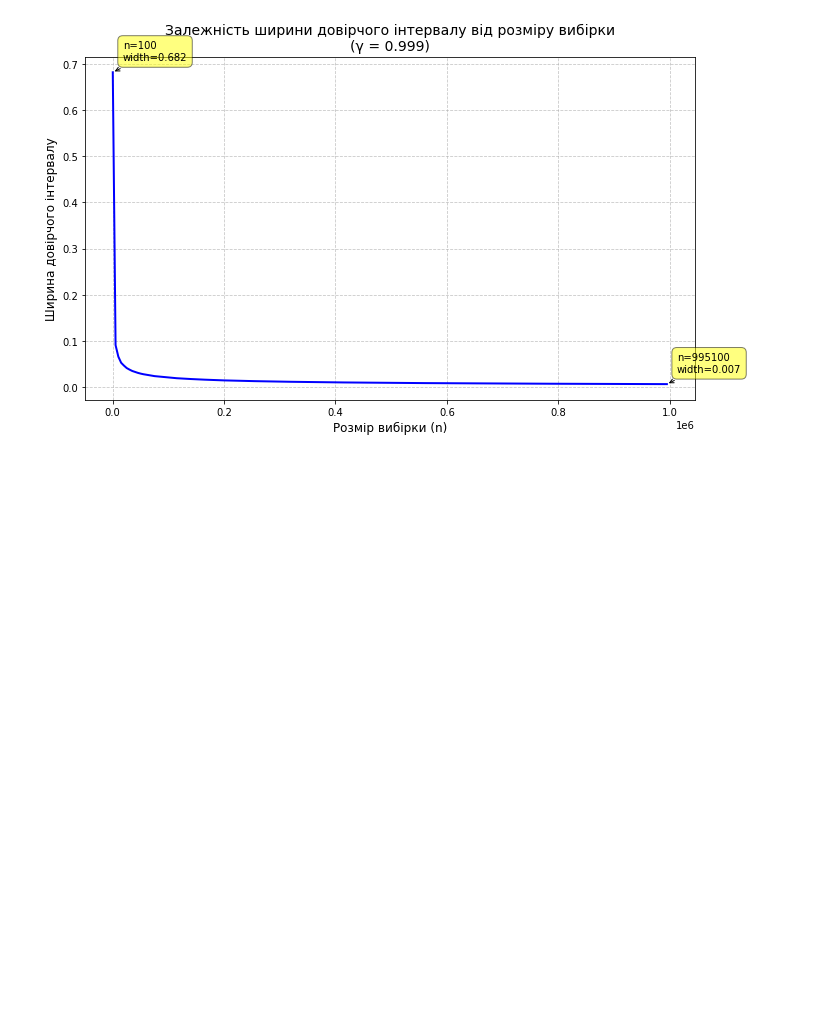
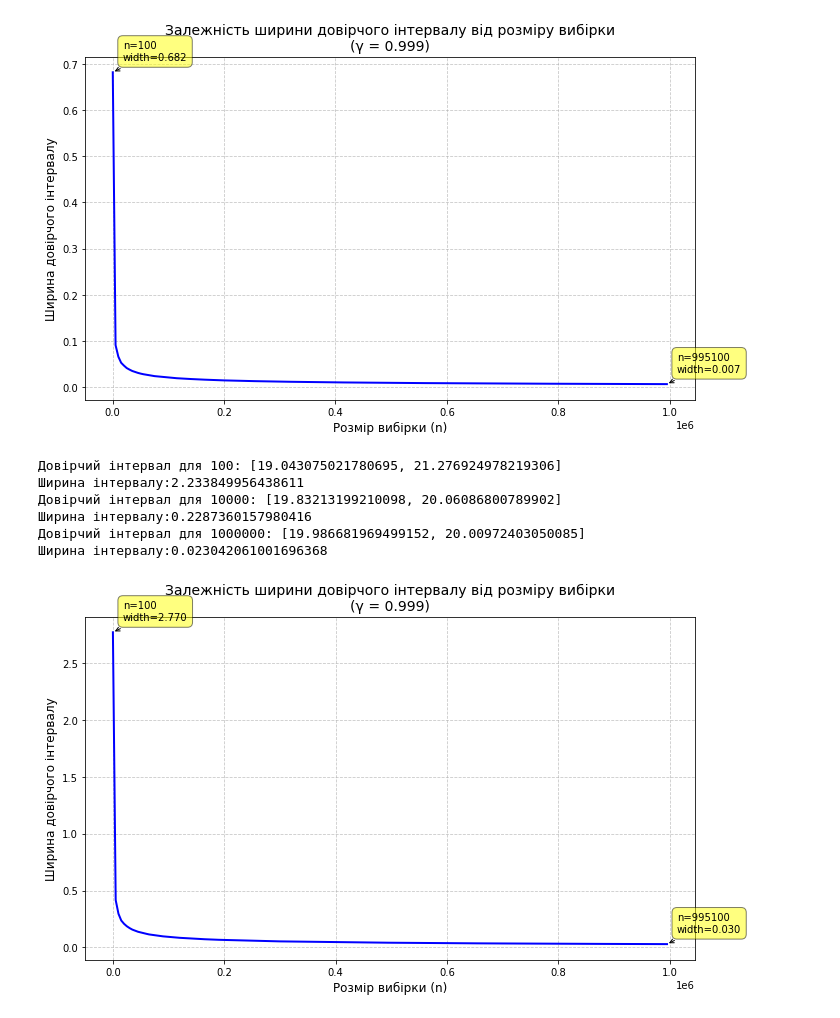
Before and after one commit to art1k20/appl_stats, a Jupyter notebook: lab1/conf_int.ipynb, the cells around one changed output. Cells and saved outputs as stored; diff of their text form; code cells hidden in the pictures; blank space fills up the shorter version.

```diff
--- a/lab1/conf_int.ipynb
+++ b/lab1/conf_int.ipynb
@@ -75,3 +75,64 @@ plt.tight_layout()
 plt.show()
 # %% [output]
 [figure]
+# %%
+
+
+def conf_int(n):
+    gama = 0.995
+    sample = np.random.poisson(20,n)
+    mean = np.mean(sample)
+    std_dev = np.std(sample, ddof=1)
+    t_critical = stats.norm.ppf(gama)
+    margin_of_error = t_critical * (std_dev / np.sqrt(n))
+    lower_bound = mean - margin_of_error
+    upper_bound = mean + margin_of_error
+    return lower_bound, upper_bound
+n = [100,10000,1000000]
+for i in n:
+    lower_bound, upper_bound = conf_int(i)
+    print(f"Довірчий інтервал для {i}: [{lower_bound}, {upper_bound}]")
+    print(f"Ширина інтервалу:{upper_bound-lower_bound}")
+# %% [output]
+Довірчий інтервал для 100: [19.043075021780695, 21.276924978219306]
+Ширина інтервалу:2.233849956438611
+Довірчий інтервал для 10000: [19.83213199210098, 20.06086800789902]
+Ширина інтервалу:0.2287360157980416
+Довірчий інтервал для 1000000: [19.986681969499152, 20.00972403050085]
+Ширина інтервалу:0.023042061001696368
+# %%
+interval_widths = []
+gamma = 0.999
+n_values = np.arange(100, 1000000, 5000)
+for n in n_values:
+    sample = np.random.poisson(20,n)
+    mean = np.mean(sample)
+    std_dev = np.std(sample, ddof=1)
+    t_critical = stats.norm.ppf((1+gamma)/2)
+    margin_of_error = t_critical * (std_dev / np.sqrt(n))
+    interval_width = 2 * margin_of_error  # Повна ширина інтервалу
+    interval_widths.append(interval_width)
+
+# Створення графіку
+plt.figure(figsize=(10, 6))
+plt.plot(n_values, interval_widths, 'b-', linewidth=2)
+plt.grid(True, linestyle='--', alpha=0.7)
+plt.xlabel('Розмір вибірки (n)', fontsize=12)
+plt.ylabel('Ширина довірчого інтервалу', fontsize=12)
+plt.title(f'Залежність ширини довірчого інтервалу від розміру вибірки\n(γ = {gamma})', fontsize=14)
+
+# Додавання текстових пояснень для деяких точок
+for n, width in zip([n_values[0], n_values[-1]], [interval_widths[0], interval_widths[-1]]):
+    plt.annotate(f'n={n}\nwidth={width:.3f}',
+                xy=(n, width),
+                xytext=(10, 10),
+                textcoords='offset points',
+                ha='left',
+                va='bottom',
+                bbox=dict(boxstyle='round,pad=0.5', fc='yellow', alpha=0.5),
+                arrowprops=dict(arrowstyle='->', connectionstyle='arc3,rad=0'))
+
+plt.tight_layout()
+plt.show()
+# %% [output]
+[figure, added]
```
